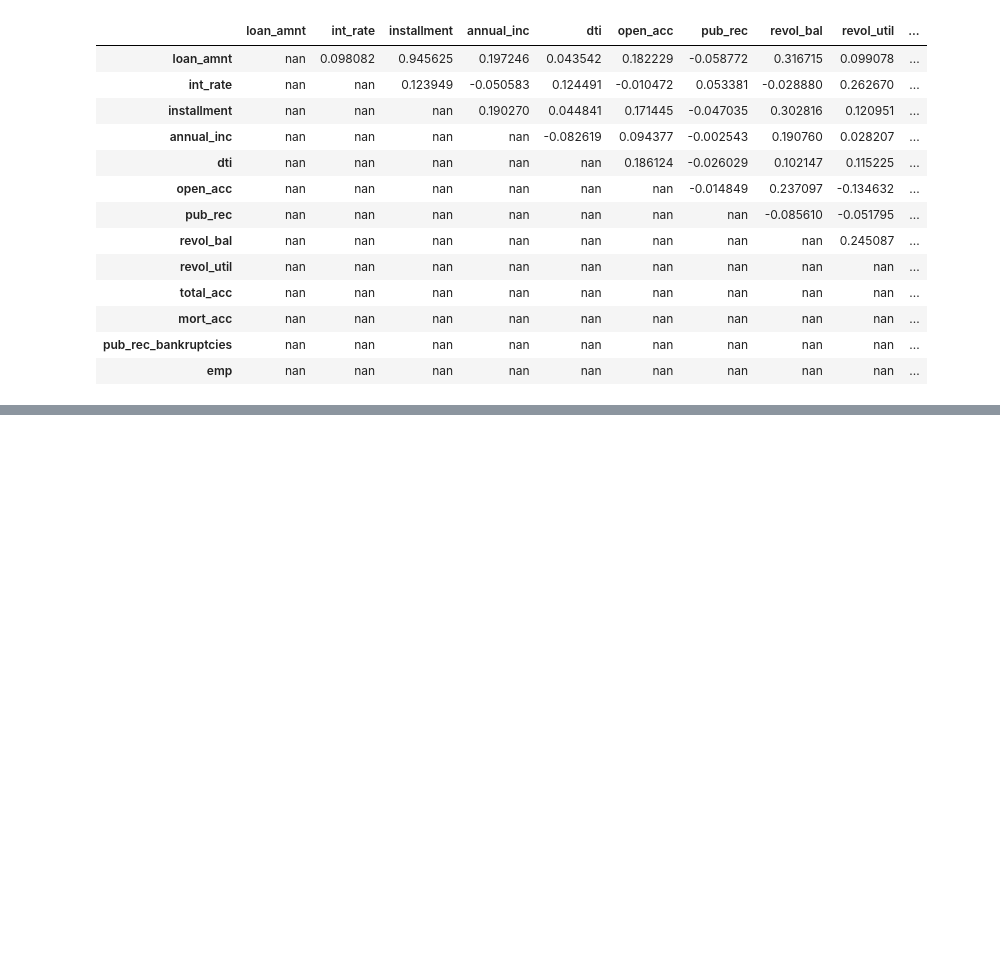
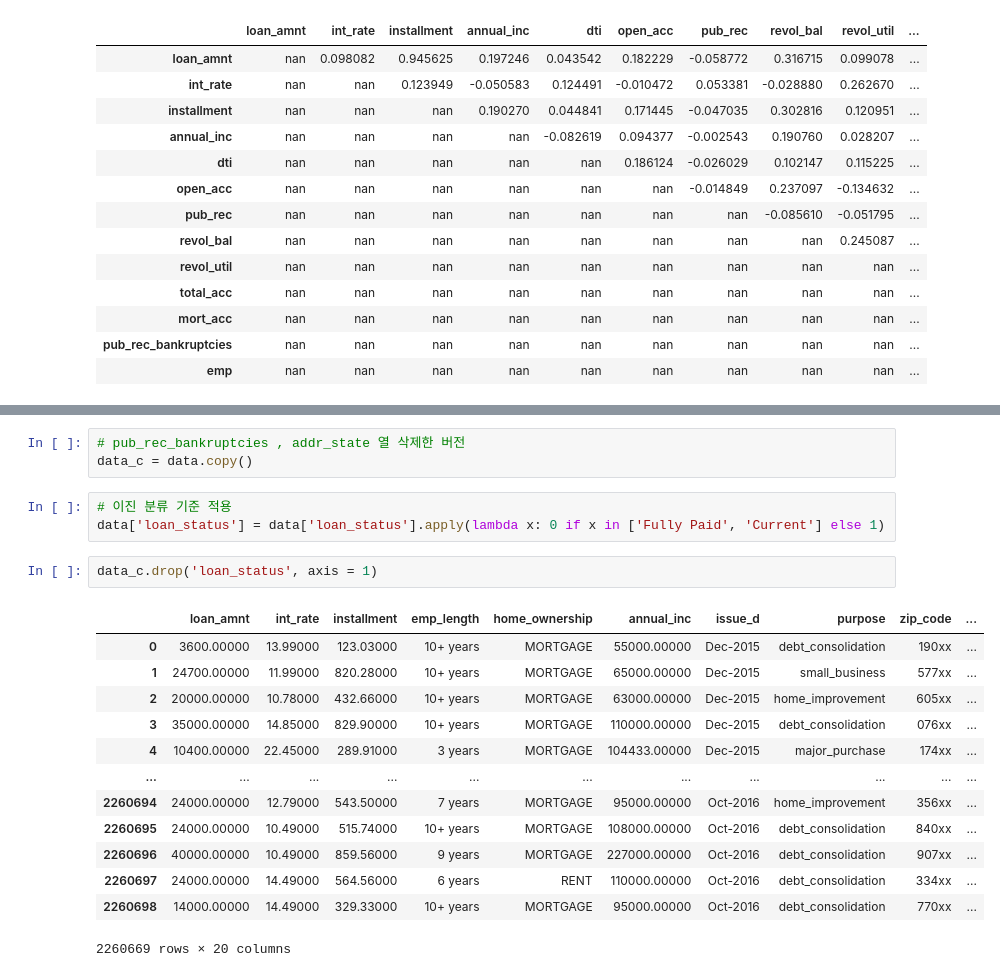
Before and after one commit to jiyoungeeeeeeeeeeeeeeeeeeeee/MLOps, a Jupyter notebook: train.ipynb, the cells around one changed output, grey strips where cells are left out. Saved outputs shown, nothing was run; the diff lists cells and outputs as text; blank space fills up the shorter version.

```diff
--- a/train.ipynb
+++ b/train.ipynb
@@ -282,0 +274,22 @@ _____________________________________________________
+# %%
+# pub_rec_bankruptcies , addr_state 열 삭제한 버전
+data_c = data.copy()
+# %%
+# 이진 분류 기준 적용
+data['loan_status'] = data['loan_status'].apply(lambda x: 0 if x in ['Fully Paid', 'Current'] else 1)
+# %%
+data_c.drop('loan_status', axis = 1)
+# %% [output]
+|  | loan_amnt | int_rate | installment | emp_length | home_ownership | annual_inc | issue_d | purpose | zip_code | ... |
+| 0 | 3600.00000 | 13.99000 | 123.03000 | 10+ years | MORTGAGE | 55000.00000 | Dec-2015 | debt_consolidation | 190xx | ... |
+| 1 | 24700.00000 | 11.99000 | 820.28000 | 10+ years | MORTGAGE | 65000.00000 | Dec-2015 | small_business | 577xx | ... |
+| 2 | 20000.00000 | 10.78000 | 432.66000 | 10+ years | MORTGAGE | 63000.00000 | Dec-2015 | home_improvement | 605xx | ... |
+| 3 | 35000.00000 | 14.85000 | 829.90000 | 10+ years | MORTGAGE | 110000.00000 | Dec-2015 | debt_consolidation | 076xx | ... |
+| 4 | 10400.00000 | 22.45000 | 289.91000 | 3 years | MORTGAGE | 104433.00000 | Dec-2015 | major_purchase | 174xx | ... |
+| ... | ... | ... | ... | ... | ... | ... | ... | ... | ... | ... |
+| 2260694 | 24000.00000 | 12.79000 | 543.50000 | 7 years | MORTGAGE | 95000.00000 | Oct-2016 | home_improvement | 356xx | ... |
+| 2260695 | 24000.00000 | 10.49000 | 515.74000 | 10+ years | MORTGAGE | 108000.00000 | Oct-2016 | debt_consolidation | 840xx | ... |
+| 2260696 | 40000.00000 | 10.49000 | 859.56000 | 9 years | MORTGAGE | 227000.00000 | Oct-2016 | debt_consolidation | 907xx | ... |
+| 2260697 | 24000.00000 | 14.49000 | 564.56000 | 6 years | RENT | 110000.00000 | Oct-2016 | debt_consolidation | 334xx | ... |
+| 2260698 | 14000.00000 | 14.49000 | 329.33000 | 10+ years | MORTGAGE | 95000.00000 | Oct-2016 | debt_consolidation | 770xx | ... |
+2260669 rows × 20 columns
```
Also changed, not shown: parts of 47 cells of this notebook.
